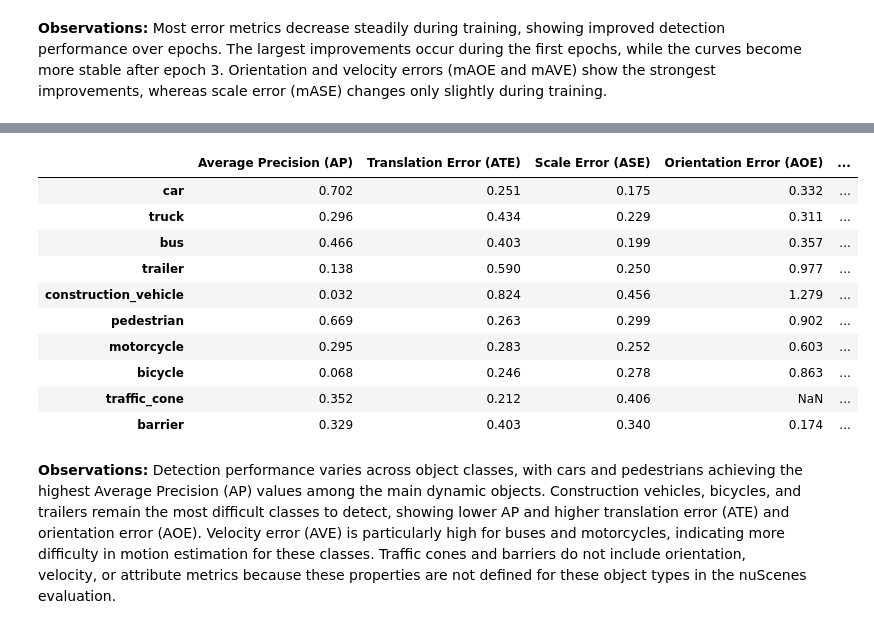
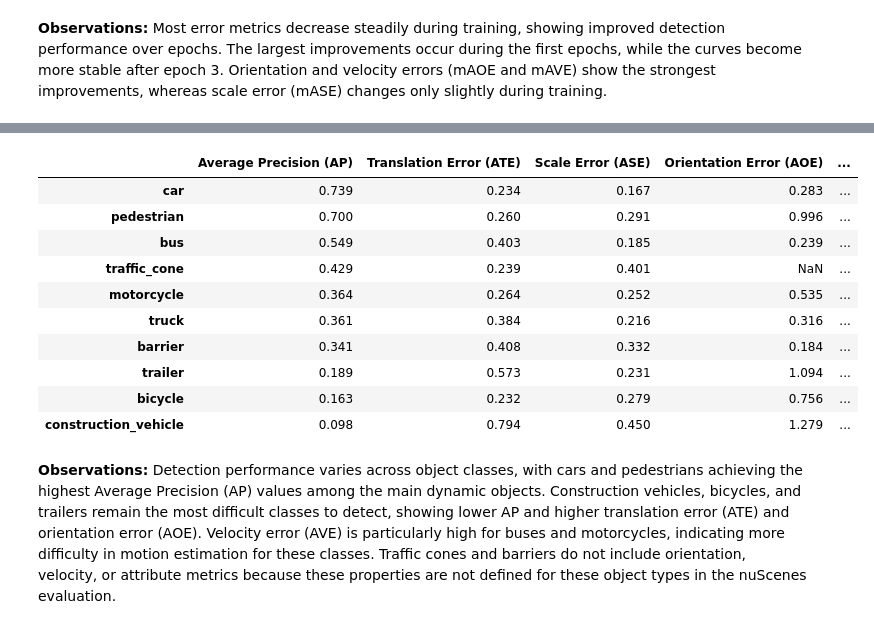
Before and after one commit to darkcyan-ugli-fruit/nuscenes-multimodal-learning, a Jupyter notebook: notebooks/02_baseline_lidar_nuscenes.ipynb, the cells around one changed output, grey strips where cells are left out. Drawn from its saved outputs; the diff is of its cells as text; code cells hidden in the pictures.

```diff
--- a/notebooks/02_baseline_lidar_nuscenes.ipynb
+++ b/notebooks/02_baseline_lidar_nuscenes.ipynb
@@ -824,8 +829,8 @@ In this step, I load the scalar metrics from `scalars.json`. This file is stored
 # %%
 # list of run directories
 run_names: List[str] = [
-    "20260410_212957",
-    # "20260410_212957",
+    "20260511_181619",
+    "20260512_001903",
     # "20260422_191319",
 
 ]
@@ -847,6 +852,12 @@ for run_name in run_names:
 # Stack all DataFrames
 scalars_df = pd.concat(dfs, ignore_index=True)
 
+# Sort chronologically inside each run
+scalars_df = scalars_df.sort_values(
+    ["run", "step"],
+    na_position="first"
+).reset_index(drop=True)
+
 print(scalars_df.shape)
-print(scalars_df.head())
+scalars_df.head()
 # %% [output]
@@ -1227,40 +1256,45 @@ metrics_df.head()
 # %%
 classes = [
     "car", "truck", "bus", "trailer", "construction_vehicle",
     "pedestrian", "motorcycle", "bicycle", "traffic_cone", "barrier"
 ]
 
 last = metrics_df.iloc[-1]
 
 per_class_df = pd.DataFrame(index=classes)
 
 # Average Precision
 per_class_df["Average Precision (AP)"] = [
     last[[f"{cls}_AP_0.5", f"{cls}_AP_1.0", f"{cls}_AP_2.0", f"{cls}_AP_4.0"]].mean()
     for cls in classes
 ]
 
 # Error metrics
 per_class_df["Translation Error (ATE)"] = [last[f"{cls}_ATE"] for cls in classes]
 per_class_df["Scale Error (ASE)"] = [last[f"{cls}_ASE"] for cls in classes]
 per_class_df["Orientation Error (AOE)"] = [last[f"{cls}_AOE"] for cls in classes]
 per_class_df["Velocity Error (AVE)"] = [last[f"{cls}_AVE"] for cls in classes]
 per_class_df["Attribute Error (AAE)"] = [last[f"{cls}_AAE"] for cls in classes]
 
 per_class_df = per_class_df.round(3)
 
+per_class_df = per_class_df.sort_values(
+    by="Average Precision (AP)",
+    ascending=False
+)
+
 per_class_df
 # %% [output]
 |  | Average Precision (AP) | Translation Error (ATE) | Scale Error (ASE) | Orientation Error (AOE) | ... |
-| car | 0.702 | 0.251 | 0.175 | 0.332 | ... |
-| truck | 0.296 | 0.434 | 0.229 | 0.311 | ... |
-| bus | 0.466 | 0.403 | 0.199 | 0.357 | ... |
-| trailer | 0.138 | 0.590 | 0.250 | 0.977 | ... |
-| construction_vehicle | 0.032 | 0.824 | 0.456 | 1.279 | ... |
-| pedestrian | 0.669 | 0.263 | 0.299 | 0.902 | ... |
-| motorcycle | 0.295 | 0.283 | 0.252 | 0.603 | ... |
-| bicycle | 0.068 | 0.246 | 0.278 | 0.863 | ... |
-| traffic_cone | 0.352 | 0.212 | 0.406 | NaN | ... |
-| barrier | 0.329 | 0.403 | 0.340 | 0.174 | ... |
+| car | 0.739 | 0.234 | 0.167 | 0.283 | ... |
+| pedestrian | 0.700 | 0.260 | 0.291 | 0.996 | ... |
+| bus | 0.549 | 0.403 | 0.185 | 0.239 | ... |
+| traffic_cone | 0.429 | 0.239 | 0.401 | NaN | ... |
+| motorcycle | 0.364 | 0.264 | 0.252 | 0.535 | ... |
+| truck | 0.361 | 0.384 | 0.216 | 0.316 | ... |
+| barrier | 0.341 | 0.408 | 0.332 | 0.184 | ... |
+| trailer | 0.189 | 0.573 | 0.231 | 1.094 | ... |
+| bicycle | 0.163 | 0.232 | 0.279 | 0.756 | ... |
+| construction_vehicle | 0.098 | 0.794 | 0.450 | 1.279 | ... |
 # %% [markdown]
 **Observations:** Detection performance varies across object classes, with cars and pedestrians achieving the highest Average Precision (AP) values among the main dynamic objects. Construction vehicles, bicycles, and trailers remain the most difficult classes to detect, showing lower AP and higher translation error (ATE) and orientation error (AOE). Velocity error (AVE) is particularly high for buses and motorcycles, indicating more difficulty in motion estimation for these classes. Traffic cones and barriers do not include orientation, velocity, or attribute metrics because these properties are not defined for these object types in the nuScenes evaluation.
```
Also changed, not shown: parts of 12 cells of this notebook, 2 other files.
